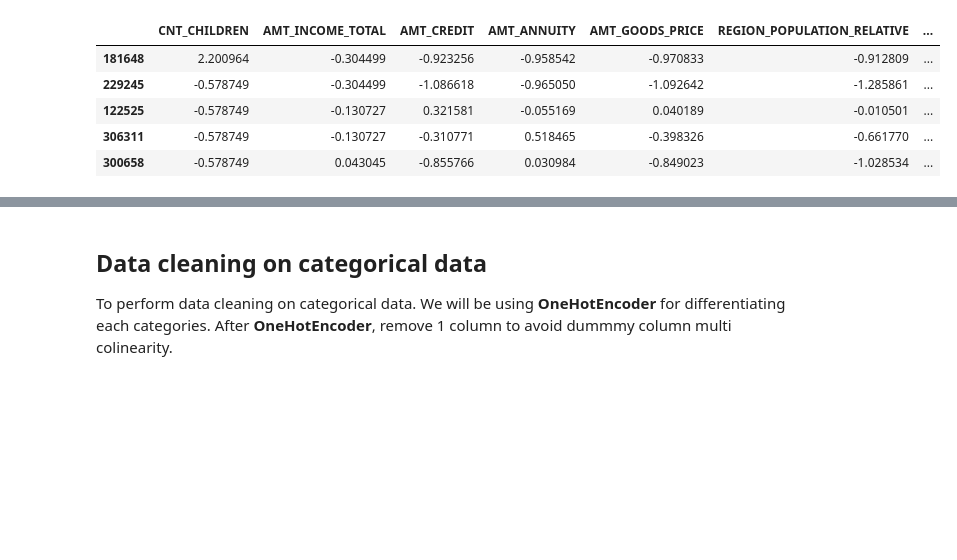
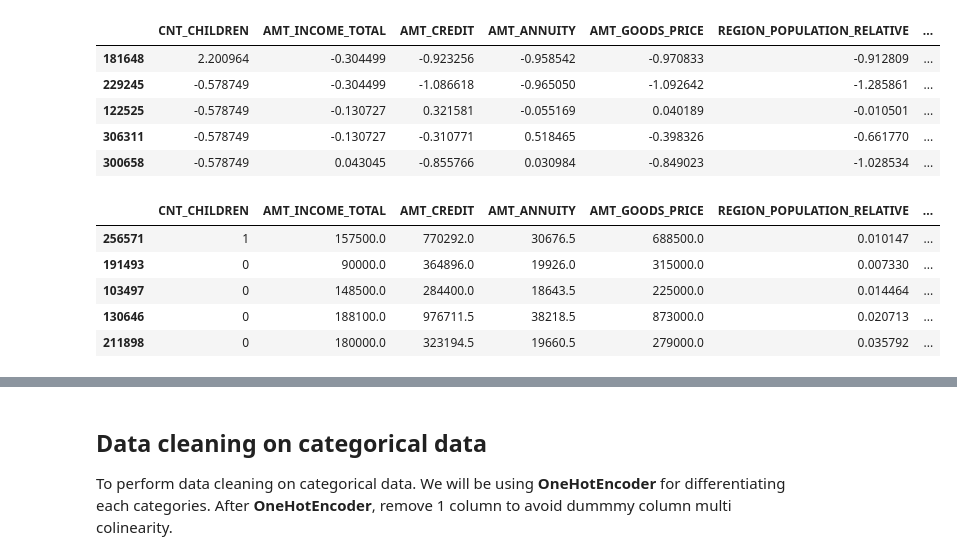
Before and after one commit to hhoow0093/IF441-B-MachineLearning-HomeCreditRisk-FinalProject, a Jupyter notebook: IF441-Machine-Learning-Project-Home-Credit-Risk-Final-Project.ipynb, the cells around one changed output, grey strips where cells are left out. Cells and saved outputs as stored; diff of their text form; code cells hidden in the pictures; blank space fills up the shorter version.

```diff
--- a/IF441-Machine-Learning-Project-Home-Credit-Risk-Final-Project.ipynb
+++ b/IF441-Machine-Learning-Project-Home-Credit-Risk-Final-Project.ipynb
@@ -195,12 +195,16 @@ scaler = StandardScaler()
 feature_numerical = dictionary["numeric"]
 
 df_numerical = X_train[feature_numerical]
+df_numerical_test = X_test[feature_numerical]
 
 X_imputed = imputer.fit_transform(df_numerical)
+X_imputed_test = imputer.transform(df_numerical_test)
 
 X_scaled = scaler.fit_transform(X_imputed)
+X_test_scaled = scaler.transform(X_imputed_test)
 
-df_clean_numerical = pd.DataFrame(X_scaled, columns=feature_numerical, index=df_numerical.index)
+df_clean_numerical_train = pd.DataFrame(X_scaled, columns=feature_numerical, index=df_numerical.index)
+df_clean_numerical_test = pd.DataFrame(X_test_scaled, columns=feature_numerical, index=df_numerical_test.index)
 # %%
 df_numerical.head()
 # %% [output]
@@ -219,3 +223,12 @@ df_clean_numerical.head()
 | 122525 | -0.578749 | -0.130727 | 0.321581 | -0.055169 | 0.040189 | -0.010501 | ... |
 | 306311 | -0.578749 | -0.130727 | -0.310771 | 0.518465 | -0.398326 | -0.661770 | ... |
 | 300658 | -0.578749 | 0.043045 | -0.855766 | 0.030984 | -0.849023 | -1.028534 | ... |
+# %%
+df_numerical_test.head()
+# %% [output]
+|  | CNT_CHILDREN | AMT_INCOME_TOTAL | AMT_CREDIT | AMT_ANNUITY | AMT_GOODS_PRICE | REGION_POPULATION_RELATIVE | ... |
+| 256571 | 1 | 157500.0 | 770292.0 | 30676.5 | 688500.0 | 0.010147 | ... |
+| 191493 | 0 | 90000.0 | 364896.0 | 19926.0 | 315000.0 | 0.007330 | ... |
+| 103497 | 0 | 148500.0 | 284400.0 | 18643.5 | 225000.0 | 0.014464 | ... |
+| 130646 | 0 | 188100.0 | 976711.5 | 38218.5 | 873000.0 | 0.020713 | ... |
+| 211898 | 0 | 180000.0 | 323194.5 | 19660.5 | 279000.0 | 0.035792 | ... |
```
Also changed, not shown: parts of 32 cells of this notebook, 1 other file.
